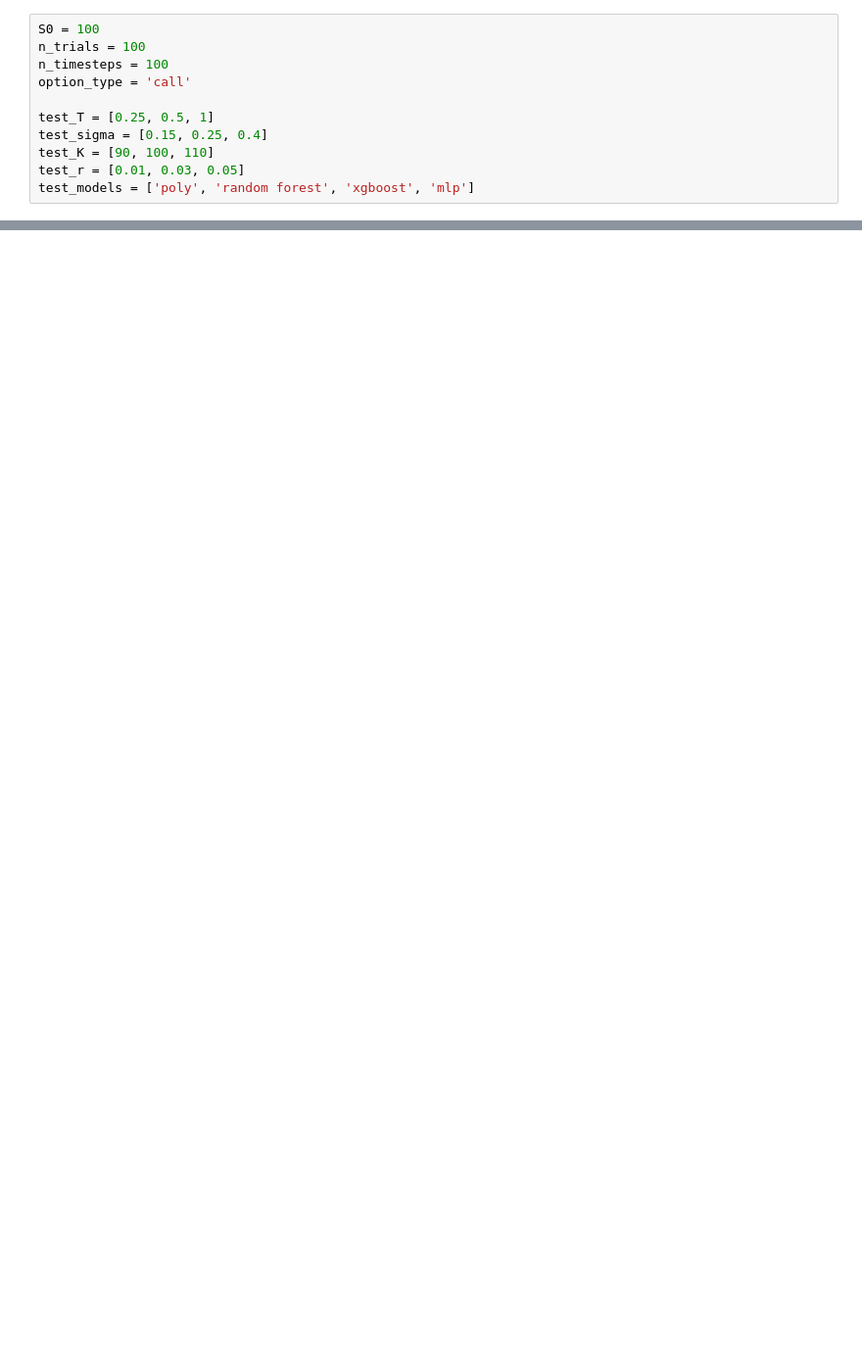
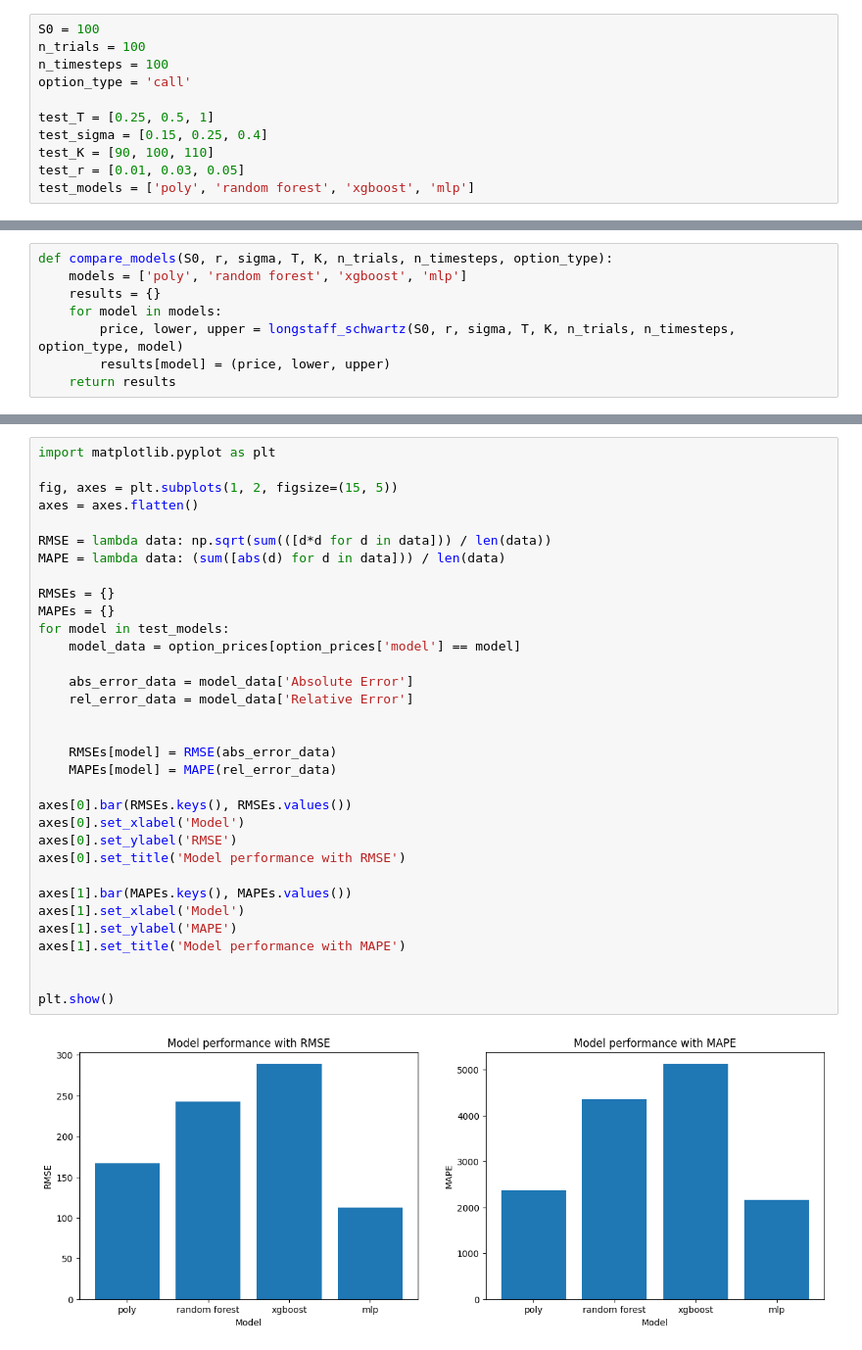
Before and after one commit to akhan531/Monte-Carlo-Option-Pricing-Engine, a Jupyter notebook: notebook.ipynb, the cells around one changed output, grey strips where cells are left out. Shown: that part at 98% size. Cells and saved outputs as stored; diff of their text form; blank space fills up the shorter version.

Commit message:
added initial results

```diff
--- a/notebook.ipynb
+++ b/notebook.ipynb
@@ -219,0 +202,8 @@ For cross-validation, traditional k-fold CV would not work for these models beca
+# %%
+def compare_models(S0, r, sigma, T, K, n_trials, n_timesteps, option_type):
+    models = ['poly', 'random forest', 'xgboost', 'mlp']
+    results = {}
+    for model in models:
+        price, lower, upper = longstaff_schwartz(S0, r, sigma, T, K, n_trials, n_timesteps, option_type, model)
+        results[model] = (price, lower, upper)
+    return results
@@ -219,0 +243,35 @@ For cross-validation, traditional k-fold CV would not work for these models beca
+# %%
+import matplotlib.pyplot as plt
+
+fig, axes = plt.subplots(1, 2, figsize=(15, 5))
+axes = axes.flatten()
+
+RMSE = lambda data: np.sqrt(sum(([d*d for d in data])) / len(data))
+MAPE = lambda data: (sum([abs(d) for d in data])) / len(data)
+
+RMSEs = {}
+MAPEs = {}
+for model in test_models:
+    model_data = option_prices[option_prices['model'] == model]
+
+    abs_error_data = model_data['Absolute Error']
+    rel_error_data = model_data['Relative Error']
+
+
+    RMSEs[model] = RMSE(abs_error_data)
+    MAPEs[model] = MAPE(rel_error_data)
+
+axes[0].bar(RMSEs.keys(), RMSEs.values())
+axes[0].set_xlabel('Model')
+axes[0].set_ylabel('RMSE')
+axes[0].set_title('Model performance with RMSE')
+
+axes[1].bar(MAPEs.keys(), MAPEs.values())
+axes[1].set_xlabel('Model')
+axes[1].set_ylabel('MAPE')
+axes[1].set_title('Model performance with MAPE')
+
+
+plt.show()
+# %% [output]
+[figure, added]
```
Also changed, not shown: parts of 11 cells of this notebook, 1 other file.
